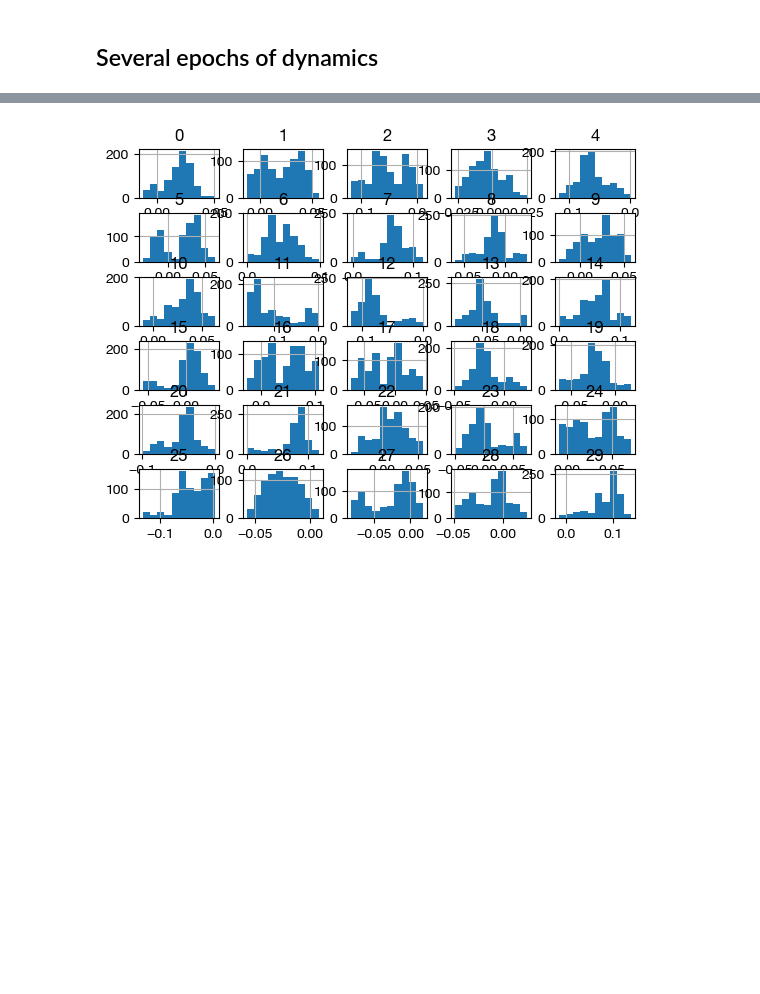
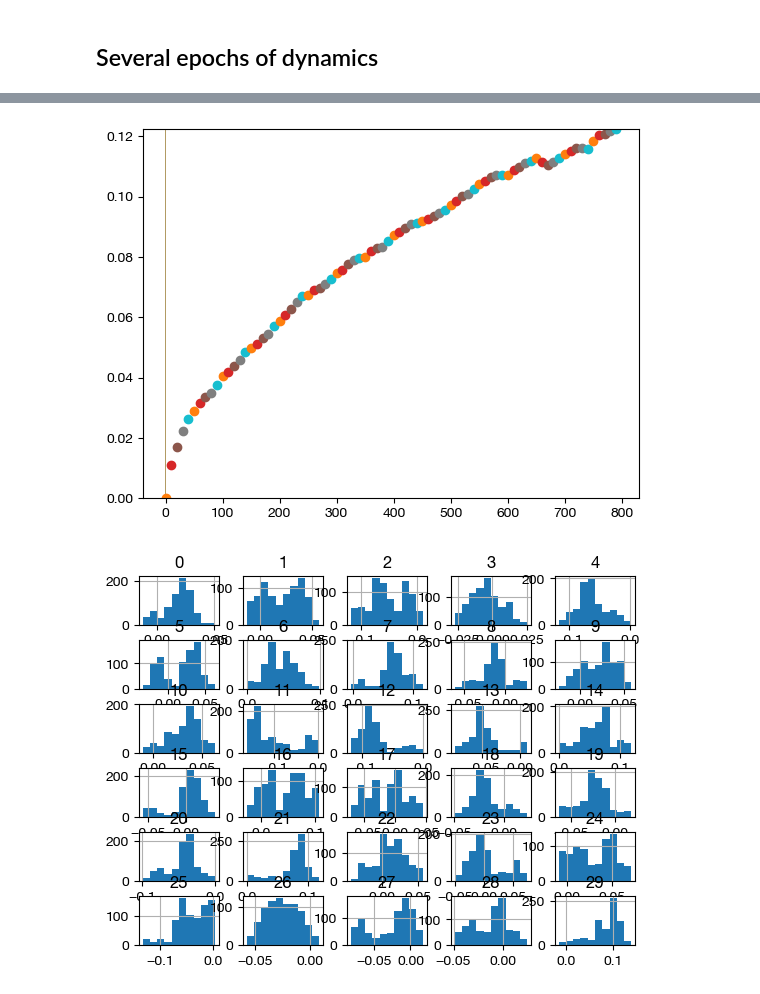
Before and after one commit to sgangaprasath/CollectiveTradeoff, a Jupyter notebook: OUDiffusion.ipynb, the cells around one changed output, grey strips where cells are left out. Drawn from its saved outputs; the diff is of its cells as text; code cells hidden in the pictures; blank space fills up the shorter version.

```diff
--- a/OUDiffusion.ipynb
+++ b/OUDiffusion.ipynb
@@ -483,3 +477,13 @@ dfy
+# %%
+for ind in np.arange(0,800,10):
+    _, bins, _ = plt.hist(dfy.iloc[ind,:], 20, density=1, alpha=0.5)
+    mu, sigma = scipy.stats.norm.fit(dfy.iloc[ind,:])
+    best_fit_line = scipy.stats.norm.pdf(bins, mu, sigma)
+    plt.plot(ind, sigma,'o')
+plt.ylim([0, sigma])
+plt.show()
+# %% [output]
+[figure, added]
 # %%
 dfy.hist(bins=10)
 plt.show()
```
Also changed, not shown: parts of 12 cells of this notebook, 1 other file.
